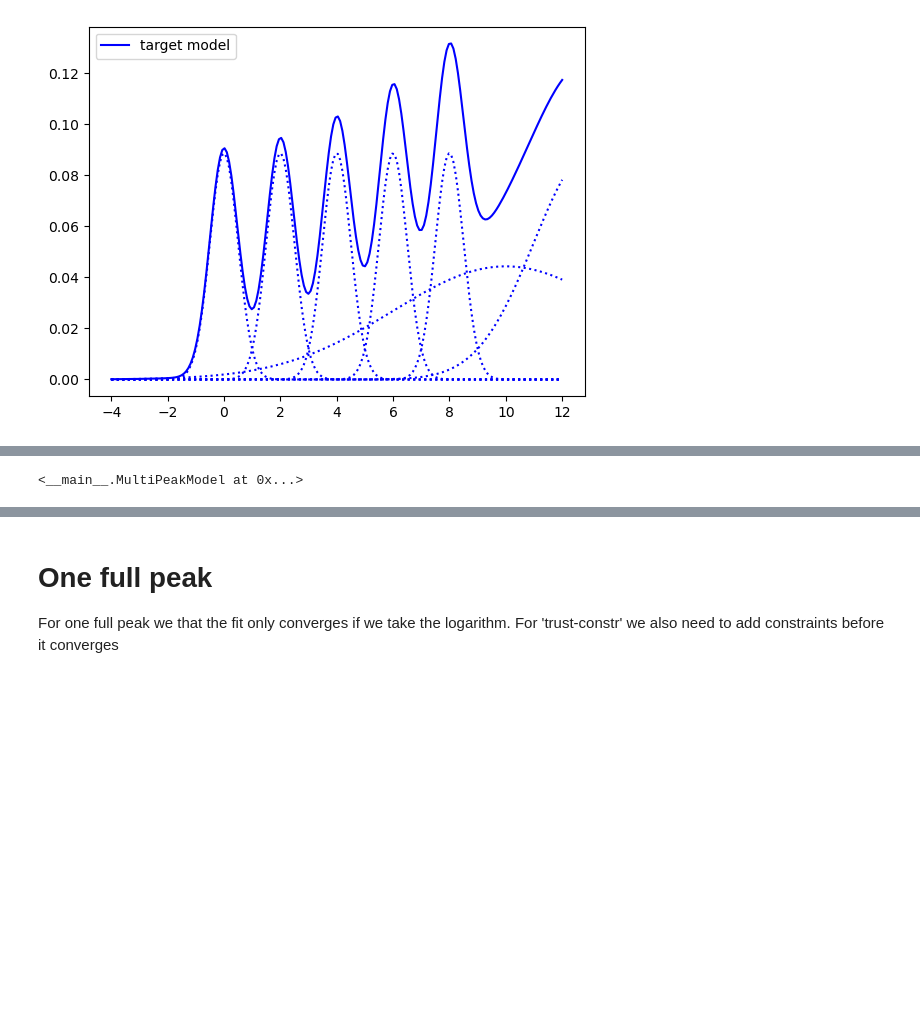
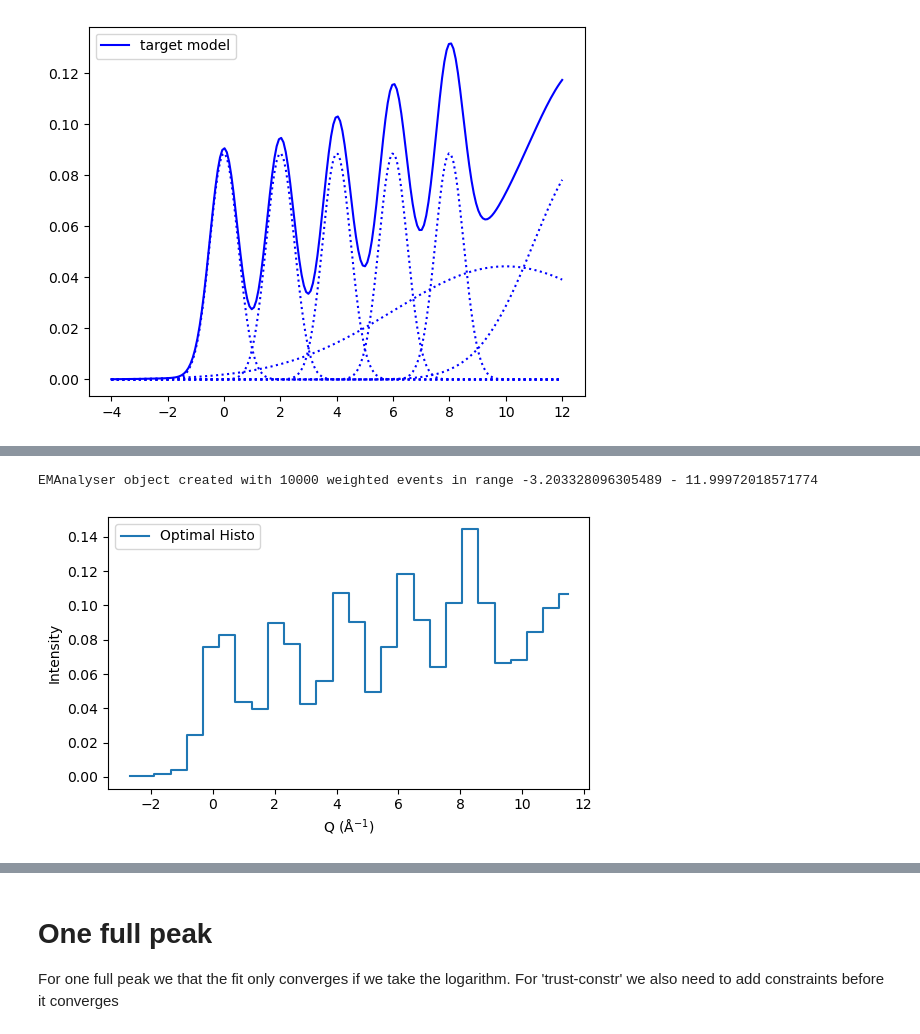
Before and after one commit to localoptimum/emtk, a Jupyter notebook: multipeak.ipynb, the cells around one changed output, grey strips where cells are left out. Drawn from its saved outputs; the diff is of its cells as text; code cells hidden in the pictures; blank space fills up the shorter version.

Commit message:
Added MCMC analysis to Thomas multipeak file.

```diff
--- a/multipeak.ipynb
+++ b/multipeak.ipynb
@@ -609,3 +634,16 @@ RMSD 0.3703909035647235 0.191628092829184 0.41151572746269405 0.4116758401261157
 # %%
+import emtk.EventModeAnalyser.EMAnalyser as ema
+from scipy.stats import norm
+
+
+#evs, wts = loadARCSmd(201616)
+evs=target7.rvs(10000)
+wts=np.ones_like(evs)
+
+ema1 = ema.EMAnalyser(evs, wts)
 # %% [output]
-<__main__.MultiPeakModel at 0x...>
+EMAnalyser object created with 10000 weighted events in range -3.203328096305489 - 11.99972018571774
+# %%
+ema1.plot_histogram(log=False, loglog=False)
+# %% [output]
+[figure, added]
```
Also changed, not shown: parts of 13 cells of this notebook.
